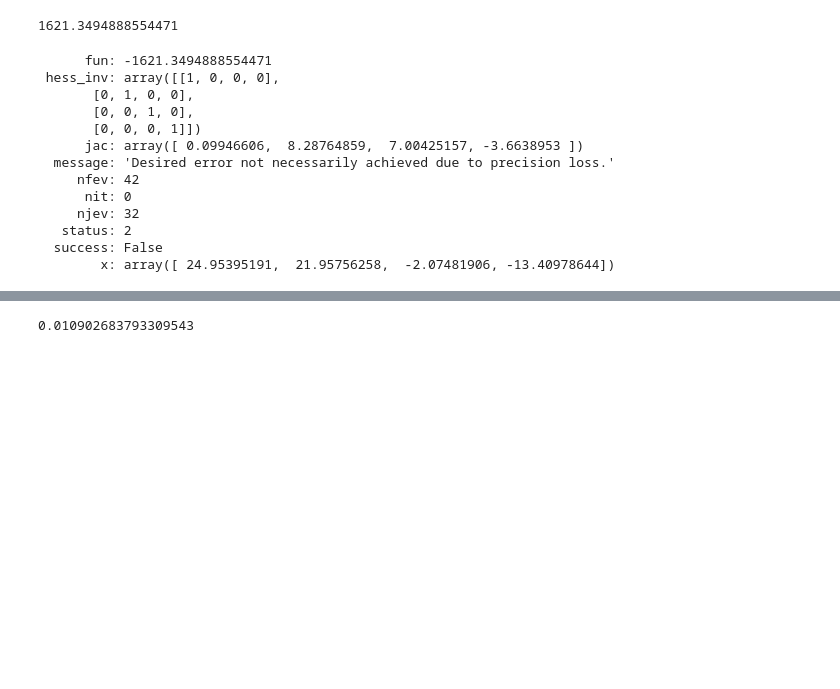
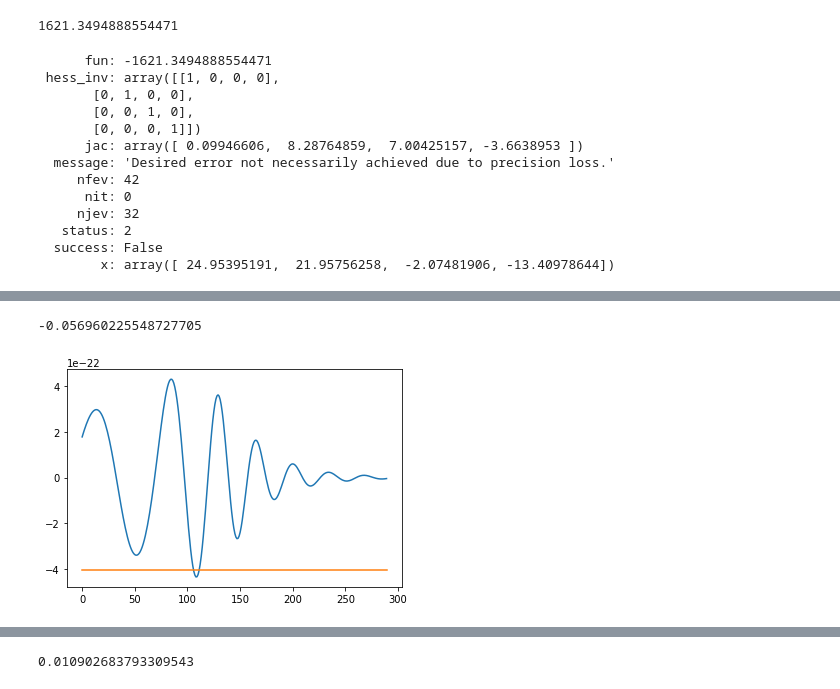
Before and after one commit to transientlunatic/heron, a Jupyter notebook: notebooks/Gravitational Heron.ipynb, the cells around one changed output, grey strips where cells are left out. Cells and saved outputs as stored; diff of their text form; code cells hidden in the pictures; blank space fills up the shorter version.

```diff
--- a/notebooks/Gravitational Heron.ipynb
+++ b/notebooks/Gravitational Heron.ipynb
@@ -99,2 +169,32 @@ ValueError: operands could not be broadcast together with shapes (300,2) (3,)
 # %%
 from heron import acquisition
+# %%
+def match_factor(x, gp=gp, approximant = generate_new_points):
+    """
+    Calculate the match factor between the Gaussian Process and some other
+    approximant. By default the IMRPhenomP approximant is used.
+
+    Parameters
+    ----------
+    x : array-like
+        The location at which the models should be compared.
+    approximant : python callable
+        The approximant to be used in the comparison.
+    gp : heron hp object
+        The Gaussian Process to be compared.
+    """
+    app = approximant(x[0], x[1], 300,  -0.005, 0.005)
+    t = np.linspace(-0.005,0.005,300)
+    new_point = np.zeros((300,3))
+    new_point[:,1] = x[0]
+    new_point[:,2] = x[1]
+    new_point[:,0] = t
+    pred = gp.prediction(new_point)
+    plt.plot(app[:,3][:-10])
+    plt.plot(np.roll(pred[0], -6)[:-10])
+    app = app[:,3][:-10]
+    pre = np.roll(pred[0], -6)[:-10]
+    top = np.inner(pre, app)
+    lb = np.sqrt(np.inner(app, app))
+    rb = np.sqrt(np.inner(pre, pre))
+    return top/(lb*rb)
@@ -100,0 +240,7 @@ from heron import acquisition
+# %%
+x0 = [11,0]
+# %%
+match_factor(x0)
+# %% [output]
+-0.056960225548727705
+[figure, added]
```
Also changed, not shown: parts of 31 cells of this notebook, 11 other files.
